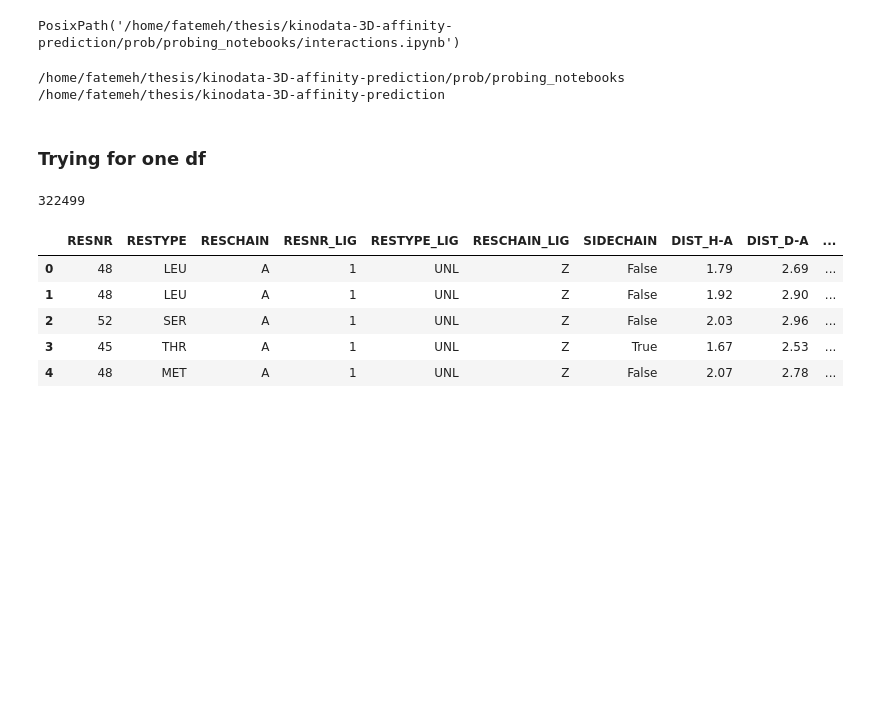
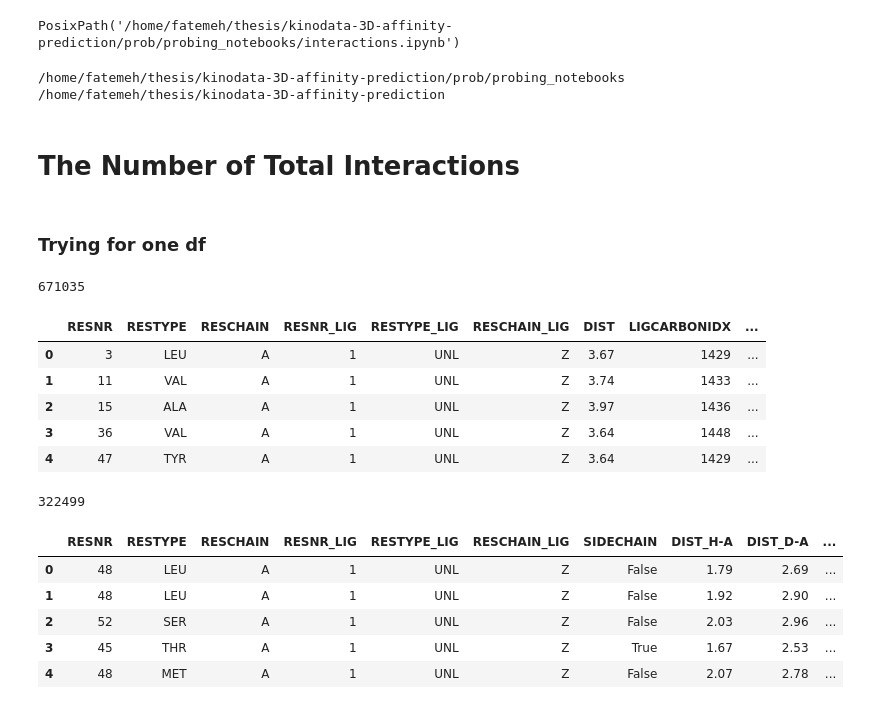
Before and after one commit to fatemeh-moghaddam/kinodata-3D-affinity-prediction, a Jupyter notebook: prob/probing_notebooks/interactions.ipynb, the cells around one changed output. Cells and saved outputs as stored; diff of their text form; code cells hidden in the pictures; blank space fills up the shorter version.

```diff
--- a/prob/probing_notebooks/interactions.ipynb
+++ b/prob/probing_notebooks/interactions.ipynb
@@ -41,8 +41,21 @@ interactions_dfs = [halogen_bonds_df,
                 hydrophobic_interactions_df,
                 pi_stacking_df,
                 salt_bridges_df]
+# %% [markdown]
+# The Number of Total Interactions
 # %% [markdown]
 ### Trying for one df
+# %%
+print(len(hydrophobic_interactions_df))
+hydrophobic_interactions_df.head()
+# %% [output]
+671035
+|  | RESNR | RESTYPE | RESCHAIN | RESNR_LIG | RESTYPE_LIG | RESCHAIN_LIG | DIST | LIGCARBONIDX | ... |
+| 0 | 3 | LEU | A | 1 | UNL | Z | 3.67 | 1429 | ... |
+| 1 | 11 | VAL | A | 1 | UNL | Z | 3.74 | 1433 | ... |
+| 2 | 15 | ALA | A | 1 | UNL | Z | 3.97 | 1436 | ... |
+| 3 | 36 | VAL | A | 1 | UNL | Z | 3.64 | 1448 | ... |
+| 4 | 47 | TYR | A | 1 | UNL | Z | 3.64 | 1429 | ... |
 # %%
 print(len(hydrogen_bonds_df))
 hydrogen_bonds_df.head()
```
Also changed, not shown: parts of 5 cells of this notebook, 2 other files.
